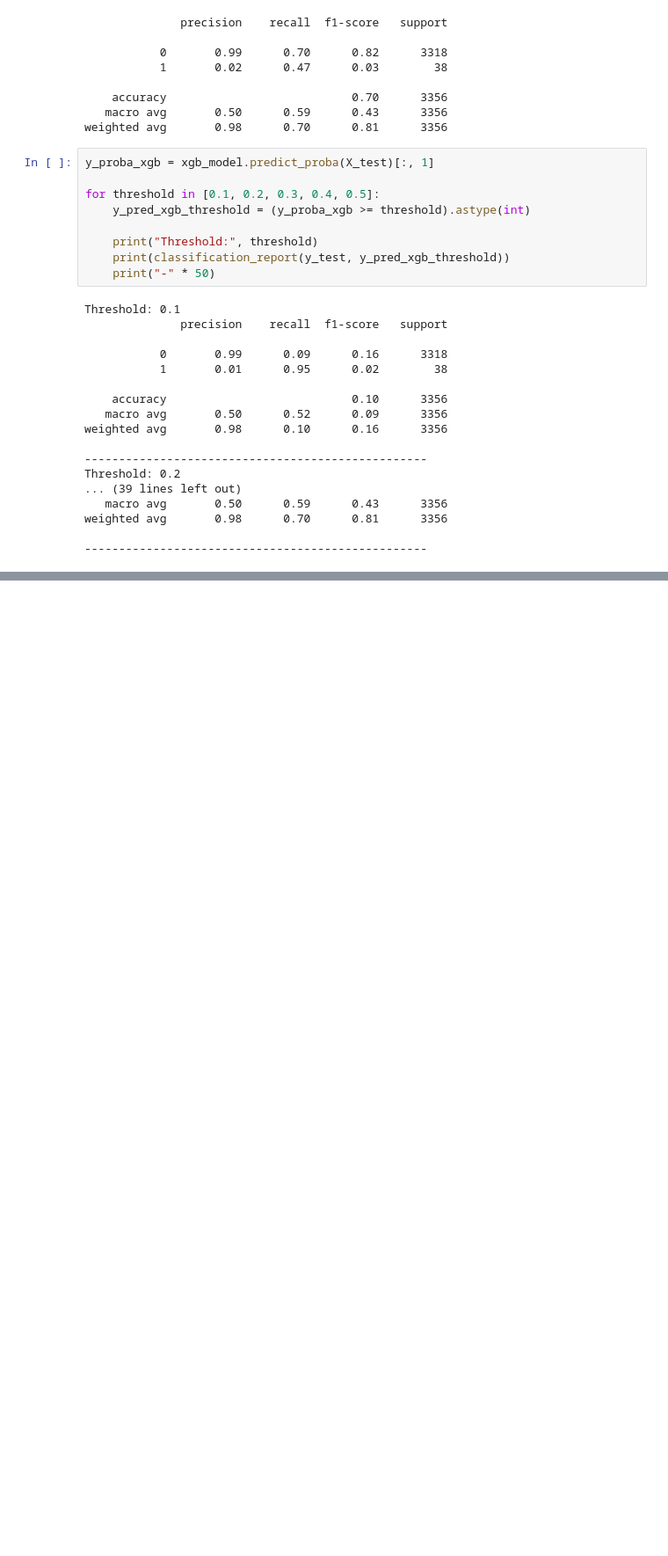
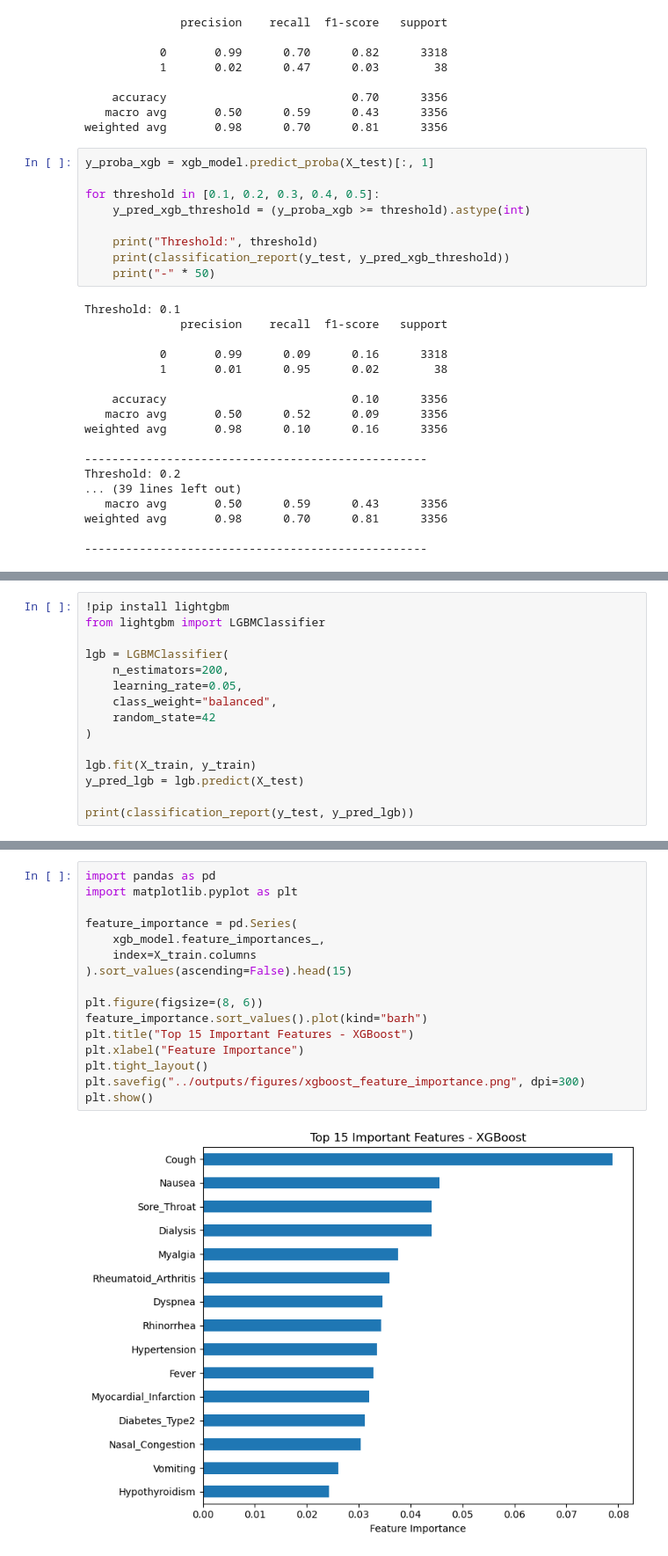
Before and after one commit to Atefeh-Amjadian/covid-risk-prediction, a Jupyter notebook: notebooks/01_feature_pipeline_validation.ipynb, the cells around one changed output, grey strips where cells are left out. Shown at 88% size. Drawn from its saved outputs; the diff is of its cells as text; blank space fills up the shorter version.

```diff
--- a/notebooks/01_feature_pipeline_validation.ipynb
+++ b/notebooks/01_feature_pipeline_validation.ipynb
@@ -332,0 +357,15 @@ weighted avg       0.98      0.70      0.81      3356
+# %%
+!pip install lightgbm
+from lightgbm import LGBMClassifier
+
+lgb = LGBMClassifier(
+    n_estimators=200,
+    learning_rate=0.05,
+    class_weight="balanced",
+    random_state=42
+)
+
+lgb.fit(X_train, y_train)
+y_pred_lgb = lgb.predict(X_test)
+
+print(classification_report(y_test, y_pred_lgb))
@@ -332,0 +452,18 @@ weighted avg       0.98      0.70      0.81      3356
+# %%
+import pandas as pd
+import matplotlib.pyplot as plt
+
+feature_importance = pd.Series(
+    xgb_model.feature_importances_,
+    index=X_train.columns
+).sort_values(ascending=False).head(15)
+
+plt.figure(figsize=(8, 6))
+feature_importance.sort_values().plot(kind="barh")
+plt.title("Top 15 Important Features - XGBoost")
+plt.xlabel("Feature Importance")
+plt.tight_layout()
+plt.savefig("../outputs/figures/xgboost_feature_importance.png", dpi=300)
+plt.show()
+# %% [output]
+[figure, added]
```
Also changed, not shown: parts of 6 cells of this notebook, 2 other files.
